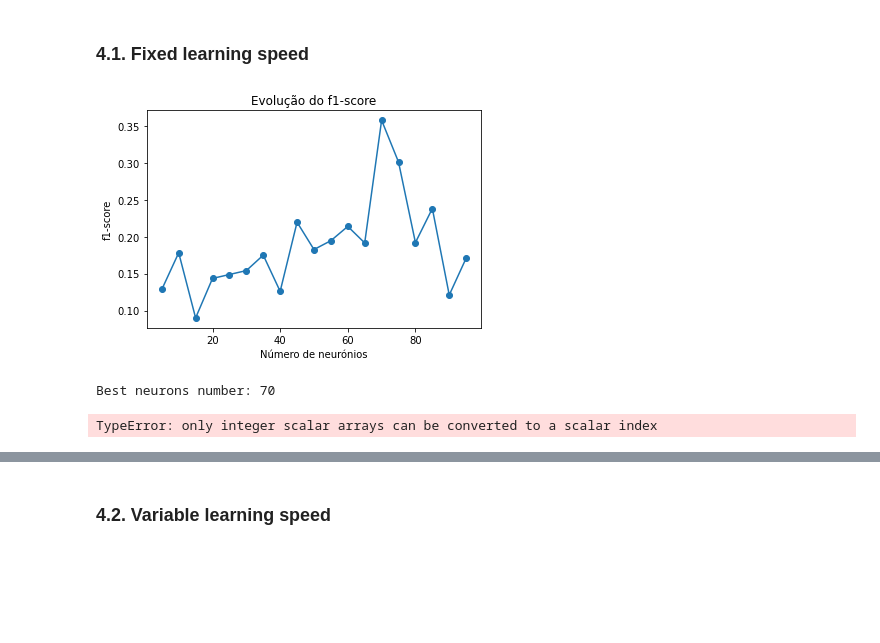
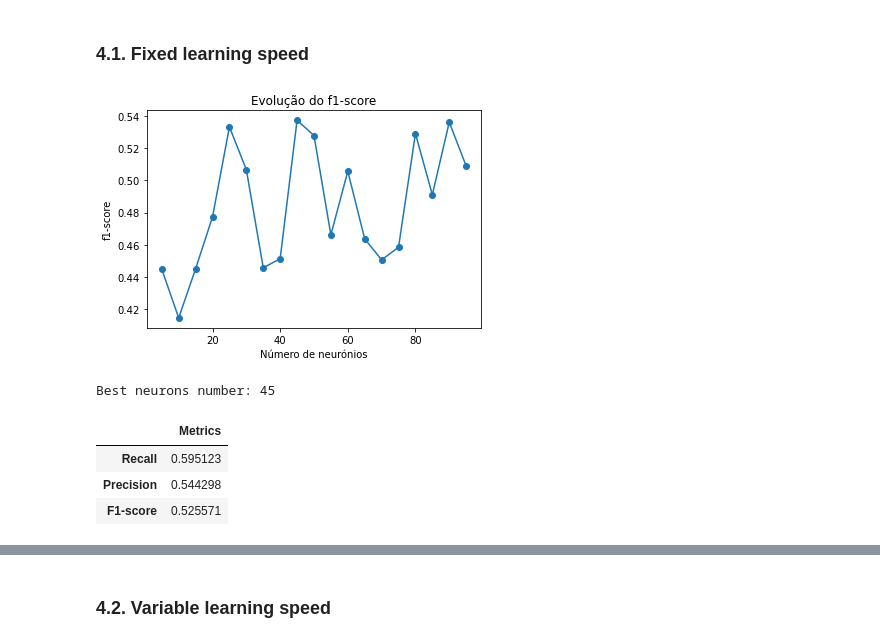
Before and after one commit to patii01/TCD-TP, a Jupyter notebook: Part_B/code/mainActivity.ipynb, the cells around one changed output, grey strips where cells are left out. Drawn from its saved outputs; the diff is of its cells as text; code cells hidden in the pictures; blank space fills up the shorter version.

```diff
--- a/Part_B/code/mainActivity.ipynb
+++ b/Part_B/code/mainActivity.ipynb
@@ -186,7 +186,7 @@ def mais_bonito(cm, rs, ps, f1, labels):
 
     try:
         cmFrame = pd.DataFrame(cm, columns=labels, index=labels).style.set_caption("Confusion Matrix")
-        display(cmFrame)
+        #display(cmFrame)
 
         cmp = ConfusionMatrixDisplay(cm, display_labels=labels)
         _, ax = plt.subplots(figsize=(5,5))
@@ -1288,35 +1208,38 @@ def mlp_4(type_speed):
         true = dataTVT['VALIDATION'][1]
 
         cm, rs, ps, f1 = metrics(true, pred)
 
         metrF1.append(f1)
 
     plot_f1_2(metrF1, neur_evol)
 
     print("Best neurons number: " + str(neur_evol[np.argmax(metrF1)]))
 
     best_nns = np.argmax(metrF1)
     n_neur = neur_evol[best_nns]
 
-    data_fin_x = np.concatenate(dataTVT["TRAIN"][0], dataTVT["VALIDATION"][0])
-    data_fin_y = np.concatenate(dataTVT["TRAIN"][1], dataTVT["VALIDATION"][1])
+    data_fin_x = np.concatenate((dataTVT["TRAIN"][0], dataTVT["VALIDATION"][0]))
+    data_fin_y = np.concatenate((dataTVT["TRAIN"][1], dataTVT["VALIDATION"][1]))
 
     if type_speed == 'fixed':
         clf = MLPClassifier(activation='logistic', solver='sgd', learning_rate_init=0.1, hidden_layer_sizes=n_neur, max_iter=2000)
     elif type_speed == 'variable':
         clf = MLPClassifier(activation='logistic', learning_rate='invscaling', solver='sgd', learning_rate_init=0.1, hidden_layer_sizes=n_neur, max_iter=2000)
     else:
         clf = MLPClassifier(activation='logistic', hidden_layer_sizes=n_neur, solver='sgd', learning_rate_init=0.1, momentum=0.5, max_iter=2000)
 
     clf.fit(data_fin_x, data_fin_y)
 
     pred = clf.predict(dataTVT["TEST"][0])
     true = dataTVT['TEST'][1]
     cm, rs, ps, f1 = metrics(true, pred)
     mais_bonito(cm, rs, ps, f1, activities)
 
 mlp_4('fixed')
 # %% [output]
-[figure, old version]
+[figure, new version]
-Best neurons number: 70
+Best neurons number: 45
-TypeError: only integer scalar arrays can be converted to a scalar index
+|  | Metrics |
+| Recall | 0.595123 |
+| Precision | 0.544298 |
+| F1-score | 0.525571 |
```
Also changed, not shown: parts of 45 cells of this notebook, 10 other files.
